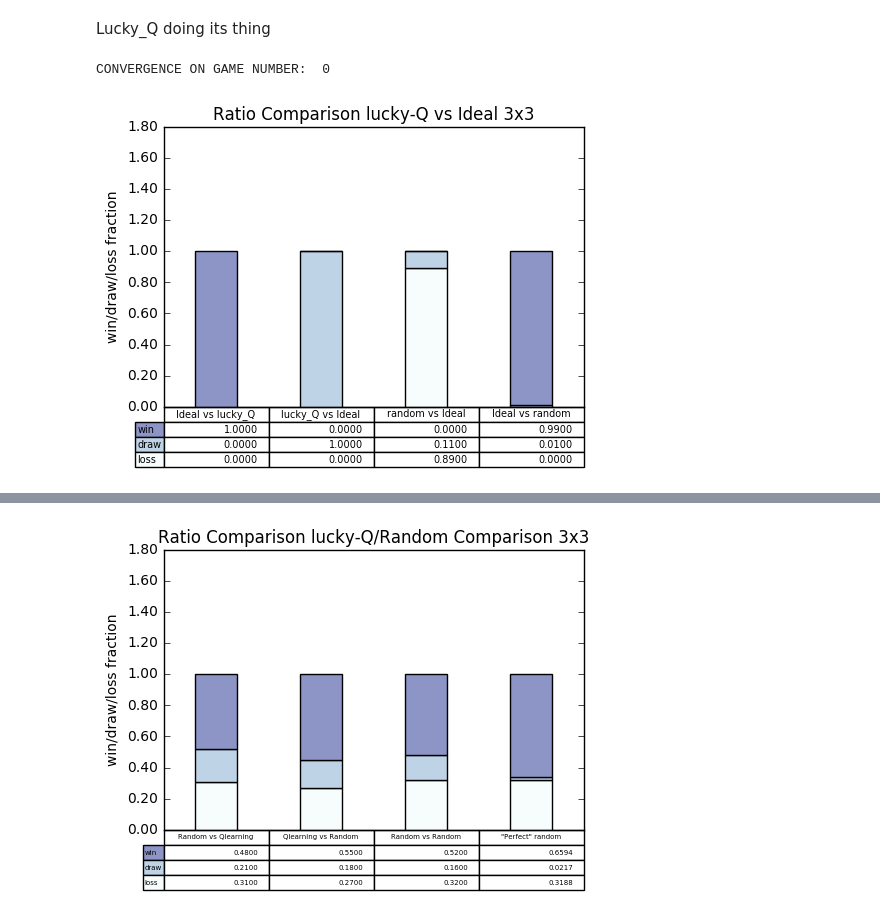
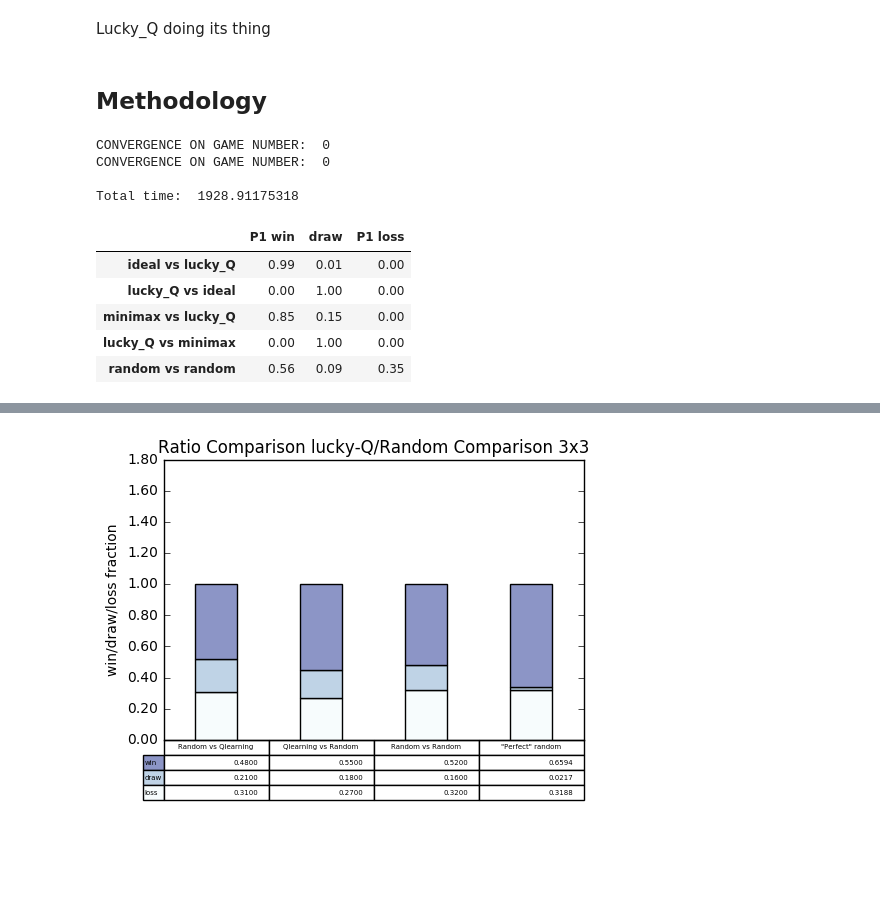
Before and after one commit to bb-blud/tictac, a Jupyter notebook: explore_games.ipynb, the cells around one changed output, grey strips where cells are left out. Saved outputs shown, nothing was run; the diff lists cells and outputs as text; code cells hidden in the pictures; blank space fills up the shorter version.

```diff
--- a/explore_games.ipynb
+++ b/explore_games.ipynb
@@ -100,6 +100,5 @@ if __name__ == '__main__':
     ratios.append(fightDuels([QMap()], [['random', 'ideal']], size, n_games = 1000)[0][::-1] )
 
     print time() - start
-    ratios = np.transpose(ratios)
-    graphStats(columns, ratios, 'Ideal policy against random 3x3')
+    graphStats(columns, np.transpose(ratios), 'Ideal policy against random 3x3')
 # %% [output]
@@ -162,25 +161,49 @@ CONVERGENCE ON GAME NUMBER:  0
 [figure]
 # %% [markdown]
 Lucky_Q doing its thing
+# %% [markdown]
+Methodology
+-------------
 # %%
-####################################
-# "lucky" Q-learning  vs Ideal stats
+################################################
+# "lucky" Q-learning  vs Ideal and minimax stats
 
 if __name__ == '__main__':
     size = 3
     with open("../lucky_3x3_Q.pickle", 'rb') as f:
         QM = pickle.load(f)
 
-    columns  = ('Ideal vs lucky_Q', 'lucky_Q vs Ideal', 'random vs Ideal', 'Ideal vs random')
+    #columns  = ('Ideal vs lucky_Q', 'lucky_Q vs Ideal', 'random vs Ideal', 'Ideal vs random')
 
-    ratios = fightDuels([QM, QM, QMap(), QMap()], [ ['ideal', 'Qlearning'],
-                                                    ['Qlearning', 'ideal'],
-                                                    ['random', 'ideal'   ],
-                                                    ['ideal', 'random' ] ], size, n_games = 100, p1ds = [2,3,2,2], p2ds = [3,2,2,2] )
+    ratios = fightDuels([QM, QM, QM, QM, QMap()],
+                        [ ['ideal', 'Qlearning'  ],
+                          ['Qlearning', 'ideal'  ],
+                          ['minimax', 'Qlearning'],
+                          ['Qlearning', 'minimax'],
+                          ['random', 'random'    ]], size, n_games = 100 )
 
-    ratios = np.transpose(ratios)
 
-    graphStats(columns, ratios, 'lucky-Q vs Ideal {}x{}'.format(size,size))
+    cols = ["P1 win",  "draw", "P1 loss"]
+
+    rows = ('ideal vs lucky_Q', 'lucky_Q vs ideal',
+            'minimax vs lucky_Q', 'lucky_Q vs minimax',
+            'random vs random')
+
+    table = pd.DataFrame([row[::-1] for row in ratios], columns = cols, index = rows)
+    print
+    print "Total time: ", time() - start
+    display(table)
+
+    #ratios = np.transpose(ratios)
+    #graphStats(columns, ratios, 'lucky-Q vs Minimax {}x{}'.format(size,size))
 # %% [output]
 CONVERGENCE ON GAME NUMBER:  0
+CONVERGENCE ON GAME NUMBER:  0
+
+Total time:  1928.91175318
-[figure, removed]
+|  | P1 win | draw | P1 loss |
+| ideal vs lucky_Q | 0.99 | 0.01 | 0.00 |
+| lucky_Q vs ideal | 0.00 | 1.00 | 0.00 |
+| minimax vs lucky_Q | 0.85 | 0.15 | 0.00 |
+| lucky_Q vs minimax | 0.00 | 1.00 | 0.00 |
+| random vs random | 0.56 | 0.09 | 0.35 |
```
Also changed, not shown: parts of 2 cells of this notebook, 1 other file.
